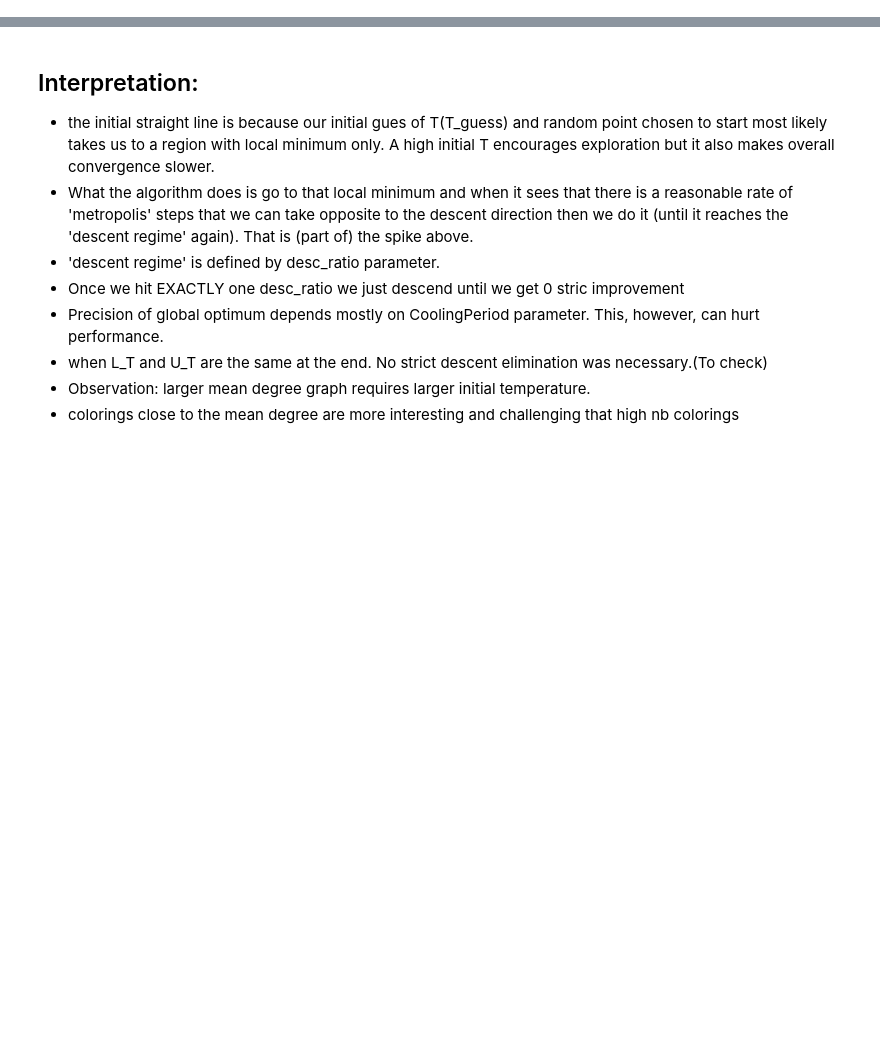
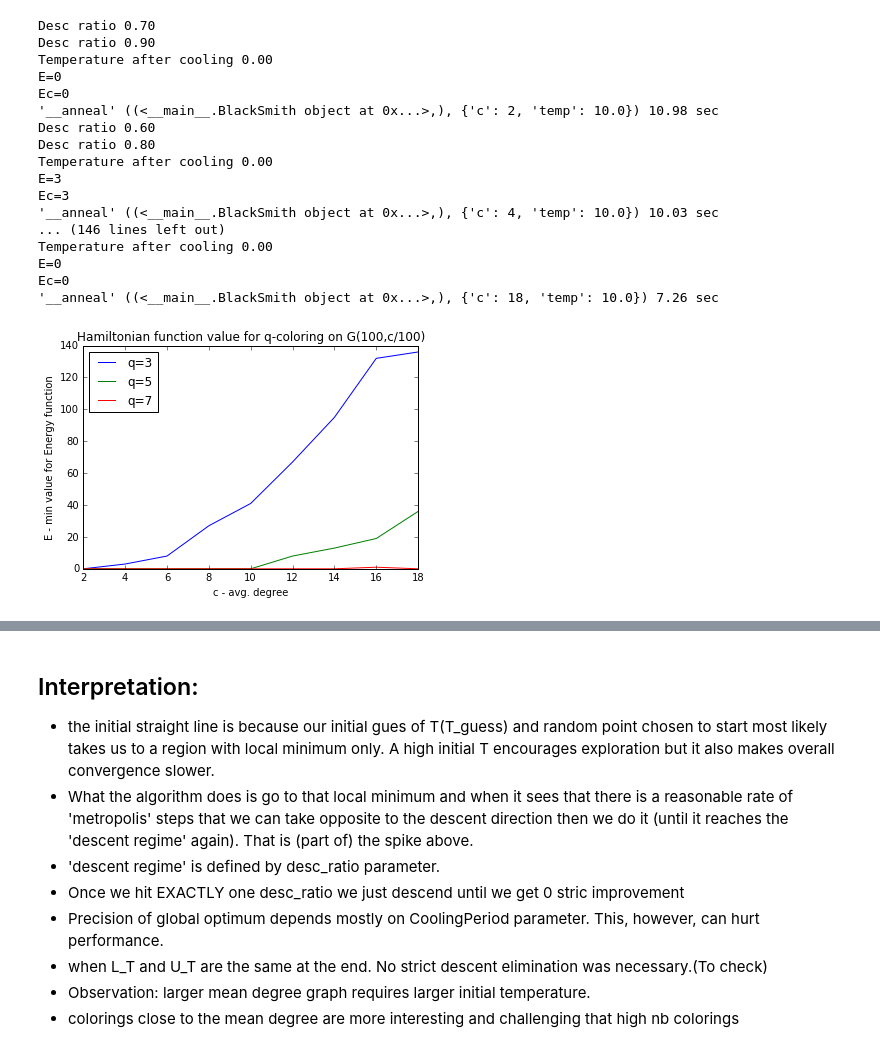
Before and after one commit to JoelDan192/JCastellon_LiuChen, a Jupyter notebook: SA_hamiltonians.ipynb, the cells around one changed output, grey strips where cells are left out. Cells and saved outputs as stored; diff of their text form; code cells hidden in the pictures; blank space fills up the shorter version.

```diff
--- a/SA_hamiltonians.ipynb
+++ b/SA_hamiltonians.ipynb
@@ -332,0 +400,43 @@ E=7
+# %%
+%matplotlib inline
+import pandas as pd
+import matplotlib.pyplot as plt
+import itertools
+
+nb_vertices = 100
+mean_degs = range(2,20,2)
+colors = [3,5,7]
+CoolingPeriod = 10
+T_guess = 10.0
+ct_pairs = zip(mean_degs,itertools.repeat(T_guess,len(mean_degs)))
+
+for chr_nbr in colors:
+    bsm = BlackSmith(q=chr_nbr,n=nb_vertices,
+                     T_Period=CoolingPeriod,workline=ct_pairs,desc_thresh=0.8,schedule='Exp')
+    avg_deg, f_energy = zip(*[(c,trace[-1]) for c,T,E,X,trace in bsm.work()])
+    plt.plot(avg_deg, f_energy,label="q=%d"%chr_nbr)
+
+plt.legend(loc='best')
+plt.xlabel('c - avg. degree')
+plt.ylabel('E - min value for Energy function')
+plt.title('Hamiltonian function value for q-coloring on G(%d,c/%d)'%(nb_vertices,nb_vertices))
+#plt.savefig("MinVal_ByQ.jpeg",format='jpeg')
+# %% [output]
+Desc ratio 0.70
+Desc ratio 0.90
+Temperature after cooling 0.00
+E=0
+Ec=0
+'__anneal' ((<__main__.BlackSmith object at 0x...>,), {'c': 2, 'temp': 10.0}) 10.98 sec
+Desc ratio 0.60
+Desc ratio 0.80
+Temperature after cooling 0.00
+E=3
+Ec=3
+'__anneal' ((<__main__.BlackSmith object at 0x...>,), {'c': 4, 'temp': 10.0}) 10.03 sec
+... (146 lines left out)
+Temperature after cooling 0.00
+E=0
+Ec=0
+'__anneal' ((<__main__.BlackSmith object at 0x...>,), {'c': 18, 'temp': 10.0}) 7.26 sec
+[figure, added]
```
Also changed, not shown: parts of 9 cells of this notebook, 7 other files.
